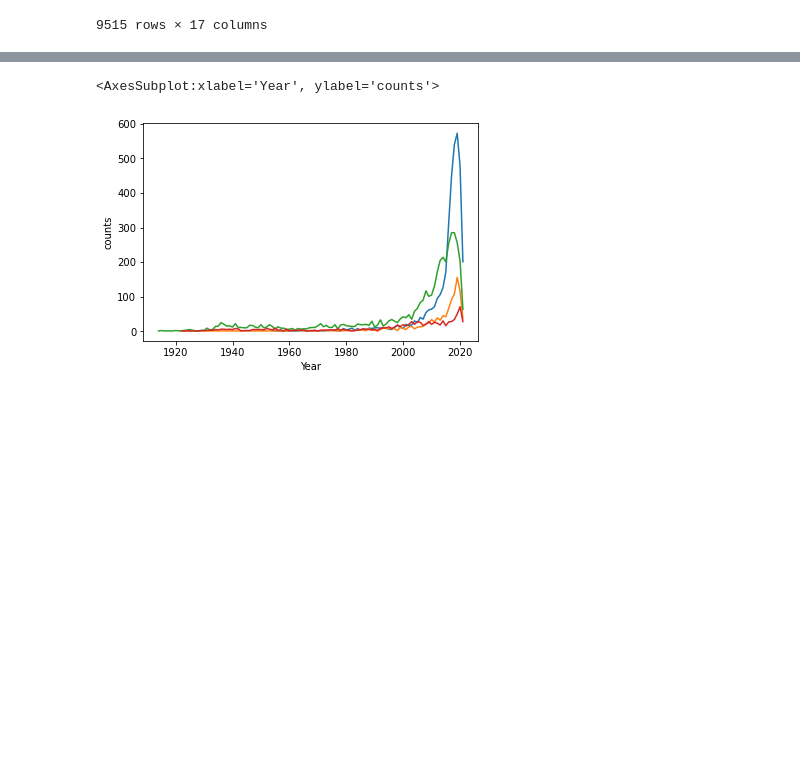
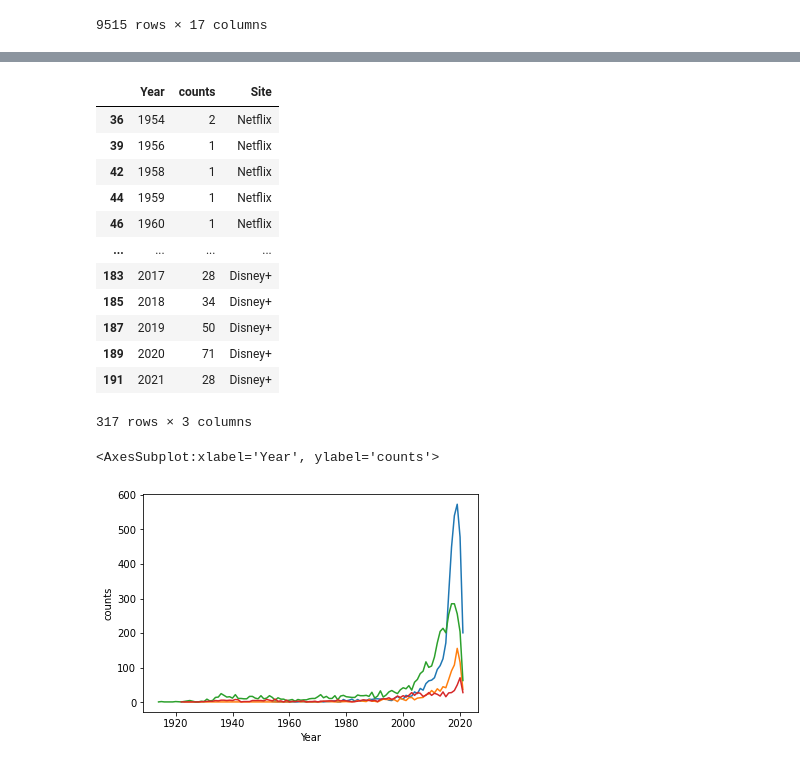
Before and after one commit to CarlJimenez/DATANVI, a Jupyter notebook: WebApp.ipynb, the cells around one changed output, grey strips where cells are left out. Drawn from its saved outputs; the diff is of its cells as text; code cells hidden in the pictures; blank space fills up the shorter version.

```diff
--- a/WebApp.ipynb
+++ b/WebApp.ipynb
@@ -152,3 +164,24 @@ hulu_movies_year_df
+# %%
+frames=[netflix_movies_year_df, hulu_movies_year_df, prime_movies_year_df,disney_movies_year_df]
+
+all_movies_year_df=pd.concat(frames)
+# %%
+#for the px line plot
+all_movies_year_df
+# %% [output]
+|  | Year | counts | Site |
+| 36 | 1954 | 2 | Netflix |
+| 39 | 1956 | 1 | Netflix |
+| 42 | 1958 | 1 | Netflix |
+| 44 | 1959 | 1 | Netflix |
+| 46 | 1960 | 1 | Netflix |
+| ... | ... | ... | ... |
+| 183 | 2017 | 28 | Disney+ |
+| 185 | 2018 | 34 | Disney+ |
+| 187 | 2019 | 50 | Disney+ |
+| 189 | 2020 | 71 | Disney+ |
+| 191 | 2021 | 28 | Disney+ |
+317 rows × 3 columns
 # %%
 sns.lineplot(x="Year",y="counts",data=netflix_movies_year_df)
 sns.lineplot(x="Year",y="counts",data=hulu_movies_year_df)
```
Also changed, not shown: parts of 9 cells of this notebook, 1 other file.
